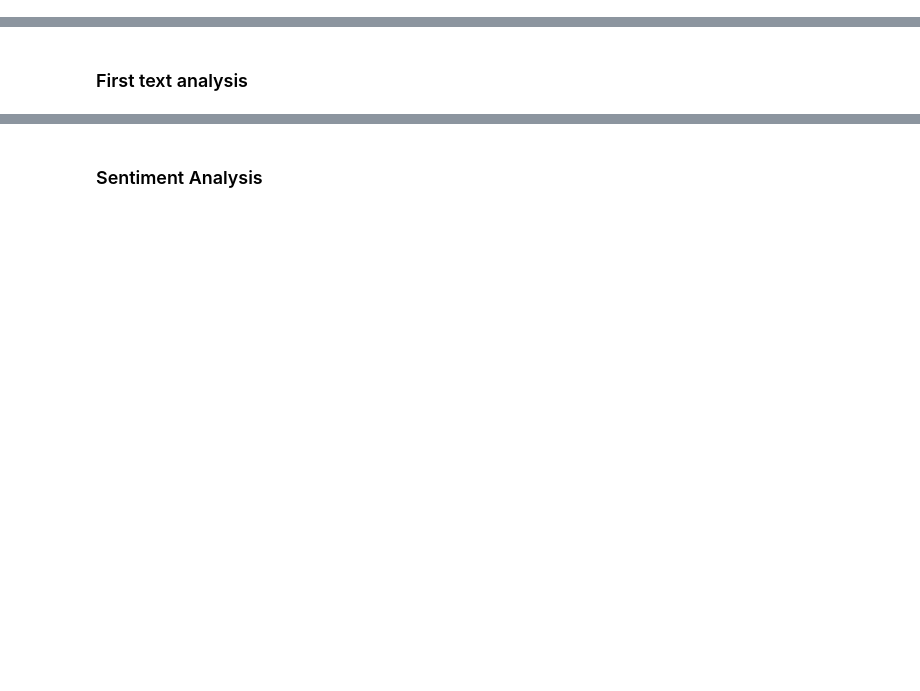
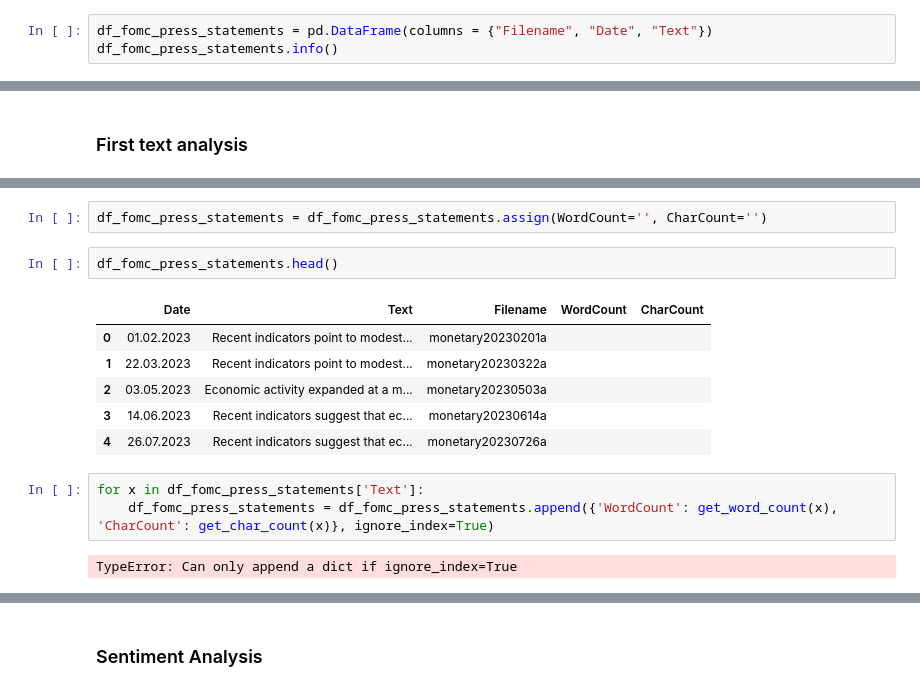
Before and after one commit to timtheuz/ICBIRDIRM, a Jupyter notebook: main.ipynb, the cells around one changed output, grey strips where cells are left out. Saved outputs shown, nothing was run; the diff lists cells and outputs as text; blank space fills up the shorter version.

```diff
--- a/main.ipynb
+++ b/main.ipynb
@@ -51,0 +192,3 @@ The FOMC's press releases compose themselves of a press statement and an impleme
+# %%
+df_fomc_press_statements = pd.DataFrame(columns = {"Filename", "Date", "Text"})
+df_fomc_press_statements.info()
@@ -57,0 +235,16 @@ The FOMC's press releases compose themselves of a press statement and an impleme
+# %%
+df_fomc_press_statements = df_fomc_press_statements.assign(WordCount='', CharCount='')
+# %%
+df_fomc_press_statements.head()
+# %% [output]
+|  | Date | Text | Filename | WordCount | CharCount |
+| 0 | 01.02.2023 | Recent indicators point to modest... | monetary20230201a |  |  |
+| 1 | 22.03.2023 | Recent indicators point to modest... | monetary20230322a |  |  |
+| 2 | 03.05.2023 | Economic activity expanded at a m... | monetary20230503a |  |  |
+| 3 | 14.06.2023 | Recent indicators suggest that ec... | monetary20230614a |  |  |
+| 4 | 26.07.2023 | Recent indicators suggest that ec... | monetary20230726a |  |  |
+# %%
+for x in df_fomc_press_statements['Text']:
+    df_fomc_press_statements = df_fomc_press_statements.append({'WordCount': get_word_count(x), 'CharCount': get_char_count(x)}, ignore_index=True)
+# %% [output]
+TypeError: Can only append a dict if ignore_index=True
```
Also changed, not shown: parts of 31 cells of this notebook.
